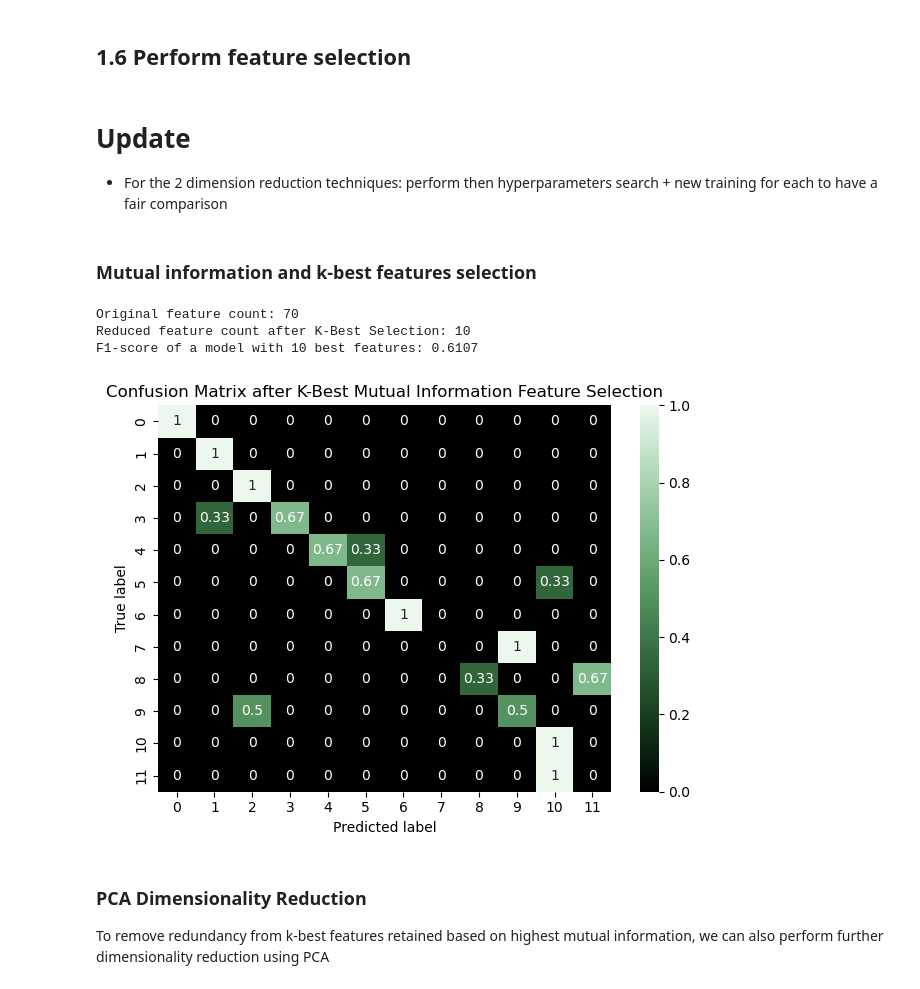
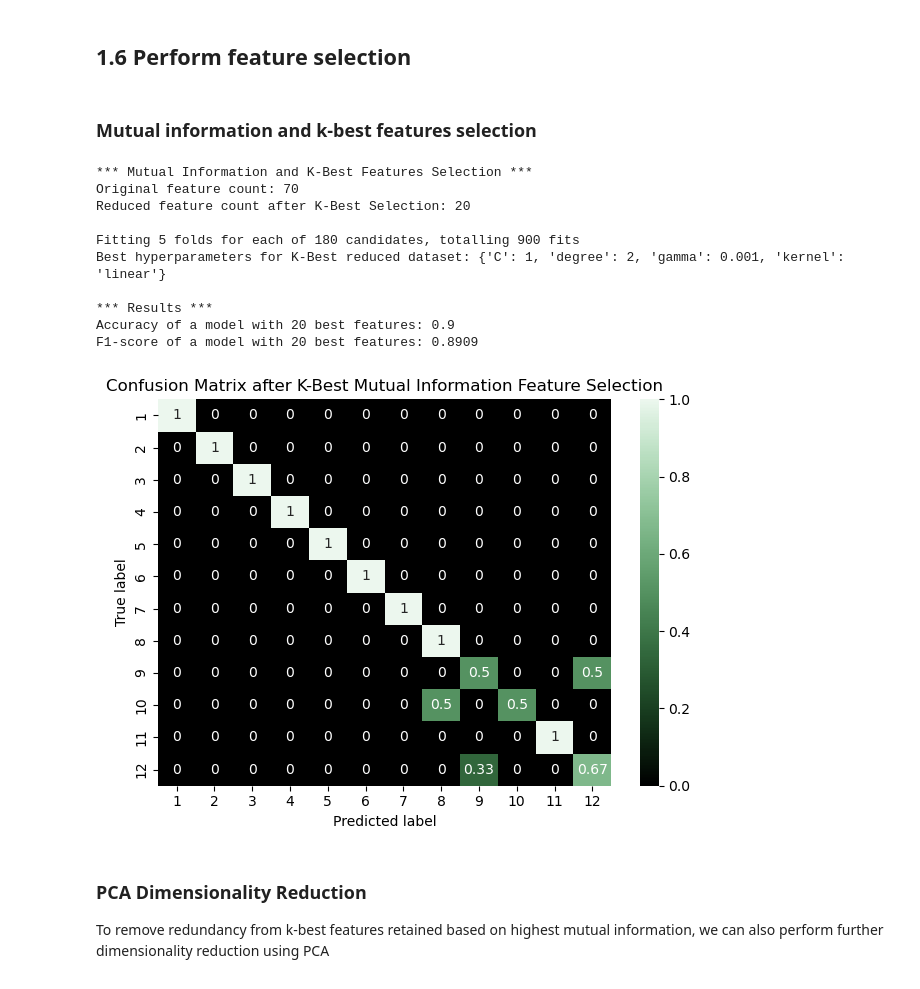
Before and after one commit to AlexisCogne/NSSP_projects, a Jupyter notebook: Project_2_EMG/part_1_Alexis.ipynb, the cells around one changed output. Cells and saved outputs as stored; diff of their text form; code cells hidden in the pictures.

```diff
--- a/Project_2_EMG/part_1_Alexis.ipynb
+++ b/Project_2_EMG/part_1_Alexis.ipynb
@@ -263,7 +293,7 @@ features_names = ['mav', 'std', 'maxav', 'rms', 'wl', 'ssc', 'var']
 features = [mav, std, maxav, rms, wl, ssc, var]
 
 dataset, labels = build_dataset_from_ninapro(
-    emg=kept_emg_data,
+    emg=emg_rectified,
     stimulus=stimulus,
     repetition=repetition,
     features=features
@@ -417,19 +447,31 @@ Best hyperparameters: {'C': 0.1, 'degree': 2, 'gamma': 0.001, 'kernel': 'linear'
 ## 1.5 Evaluate the performance
 # %%
 # Training the model with the best parameters
-best_model = grid_search.best_estimator_
+best_model = grid_search_full.best_estimator_
 best_model.fit(X_train_z, y_train)
 
 # Evaluate on the test set
 y_pred = best_model.predict(X_test_z)
+accuracy_test = accuracy_score(y_test, y_pred)
 f1_score_test = f1_score(y_test, y_pred, average='macro')
+confmat = confusion_matrix(y_test, y_pred, normalize="true")
+
+# Printing results
+print("*** Results ***")
+print(f"Accuracy score: {round(accuracy_test, 4)}")
 print(f"F1-score score: {round(f1_score_test, 4)}")
-confmat = confusion_matrix(y_test, y_pred, normalize="true")
 
 # Plot the confusion matrix using a heatmap for better visualization.
 fig, ax = plt.subplots()
 sns.heatmap(confmat, annot=True, ax=ax)
+
+plt.title("Confusion Matrix on the Full Dataset")
 ax.set_ylabel("True label")
 ax.set_xlabel("Predicted label")
+
+# Set the x, y ticks and labels
+ax.set_xticks(ticks = 0.5 + np.arange(n_stimuli), labels=np.arange(1, n_stimuli+1))
+ax.set_yticks(ticks = 0.5 + np.arange(n_stimuli), labels=np.arange(1, n_stimuli+1))
+
 plt.tight_layout()
 # %% [output]
@@ -439,55 +482,67 @@ F1-score score: 0.9278
 # %% [markdown]
 ## 1.6 Perform feature selection
-# %% [markdown]
-# Update
-- For the 2 dimension reduction techniques: perform then hyperparameters search + new training for each to have a fair comparison
 # %% [markdown]
 ### Mutual information and k-best features selection
 # %%
 # Calculate mutual information between each feature and the target variable.
 mutual_info = mutual_info_classif(X_train_z, y_train)
-#print(f"Estimated mutual information between each feature and the target:\n {mutual_info}\n")
 
-# Select the top 10 features based on mutual information scores.
-K = 10
+# Select the top 15 features based on mutual information scores.
+K = 20
 k_best = SelectKBest(mutual_info_classif, k=K)
 k_best.fit(X_train_z, y_train)
 
 # Transform the training and test datasets to only include the selected features.
 X_train_best = k_best.transform(X_train_z)
 X_test_best = k_best.transform(X_test_z)
+print("*** Mutual Information and K-Best Features Selection ***")
 print(f"Original feature count: {X_train_z.shape[1]}")
-print(f"Reduced feature count after K-Best Selection: {X_train_best.shape[1]}")
+print(f"Reduced feature count after K-Best Selection: {X_train_best.shape[1]}\n")
 
-#clf = KNeighborsClassifier(**grid.best_params_) # use the best parameters found before, You can also perform another round of grid search with the new features
-best_model.fit(X_train_best, y_train) # NOTE: keeping the same model as before, not performing again a grid search for the best hyperparameters
+# Performing a round of hyperparameters search on this reduced dataset (grid search with a 5-fold cross-validation)
+grid_search_k_best = GridSearchCV(estimator=svc, param_grid=param_grid, scoring='f1_macro', refit=True, cv=5, verbose=1)
+
+# Fit the grid search
+grid_search_k_best.fit(X_train_best, y_train)
+print(f"Best hyperparameters for K-Best reduced dataset: {grid_search_k_best.best_params_}")
 
 # Predict the labels for the test set using the trained model.
-y_pred = best_model.predict(X_test_best)
+y_pred = grid_search_k_best.predict(X_test_best)
+accuracy_k_best = accuracy_score(y_test, y_pred)
+f1_score_k_best = f1_score(y_test, y_pred, average='macro')
+confmat_kbest = confusion_matrix(y_test, y_pred, normalize="true")
 
-# Calculate the performance of the reduced model
-f1_score_test = f1_score(y_test, y_pred, average = 'macro')
-print(f"F1-score of a model with {K} best features: {round(f1_score_test, 4)}")
-
-# Create a confusion matrix to visualize the performance of the classification model.
-confmat = confusion_matrix(y_test, y_pred, normalize="true")
-
-# Plot the confusion matrix using a heatmap for better visualization.
-fig, ax = plt.subplots()
+# Printing results
+print("\n*** Results ***")
+print(f"Accuracy of a model with {K} best features: {round(accuracy_k_best, 4)}")
+print(f"F1-score of a model with {K} best features: {round(f1_score_k_best, 4)}")
 
 # Plotting the confusion matrix
+fig, ax = plt.subplots()
 cmap = sns.cubehelix_palette(start=2, rot=0, dark=0, light=.95, reverse=True, as_cmap=True)
-sns.heatmap(confmat, annot=True, ax=ax, cmap=cmap)
+sns.heatmap(confmat_kbest, annot=True, ax=ax, cmap=cmap)
 
 plt.title("Confusion Matrix after K-Best Mutual Information Feature Selection")
 ax.set_ylabel("True label")
 ax.set_xlabel("Predicted label")
+
+# Set the x, y ticks and labels
+ax.set_xticks(ticks = 0.5 + np.arange(n_stimuli), labels=np.arange(1, n_stimuli+1))
+ax.set_yticks(ticks = 0.5 + np.arange(n_stimuli), labels=np.arange(1, n_stimuli+1))
+
 plt.tight_layout()
 # %% [output]
+*** Mutual Information and K-Best Features Selection ***
 Original feature count: 70
-Reduced feature count after K-Best Selection: 10
-F1-score of a model with 10 best features: 0.6107
+Reduced feature count after K-Best Selection: 20
+
+Fitting 5 folds for each of 180 candidates, totalling 900 fits
+Best hyperparameters for K-Best reduced dataset: {'C': 1, 'degree': 2, 'gamma': 0.001, 'kernel': 'linear'}
+
+*** Results ***
+Accuracy of a model with 20 best features: 0.9
+F1-score of a model with 20 best features: 0.8909
-[figure, old version]
+[figure, new version]
 # %% [markdown]
 ### PCA Dimensionality Reduction
 To remove redundancy from k-best features retained based on highest mutual information, we can also perform further dimensionality reduction using PCA
```
Also changed, not shown: parts of 15 cells of this notebook.
